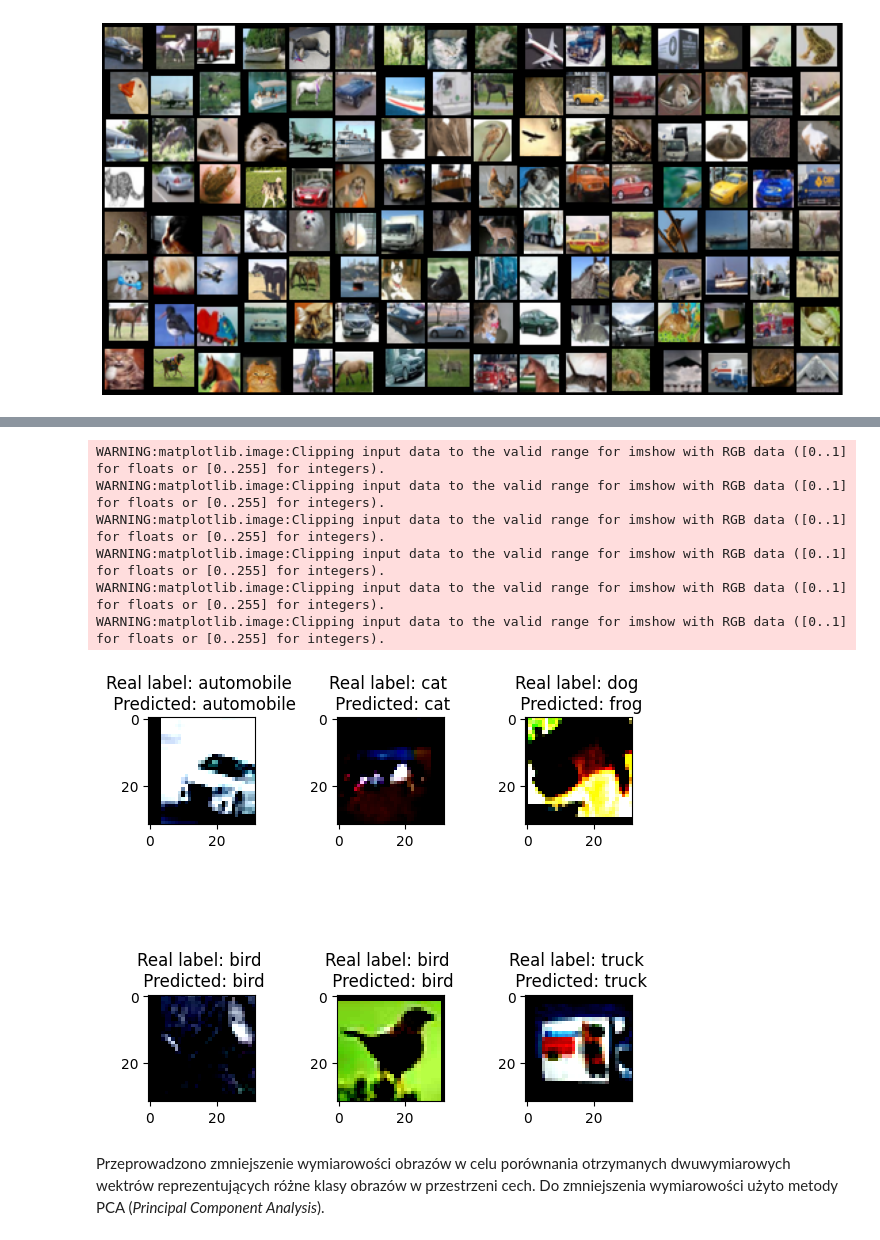
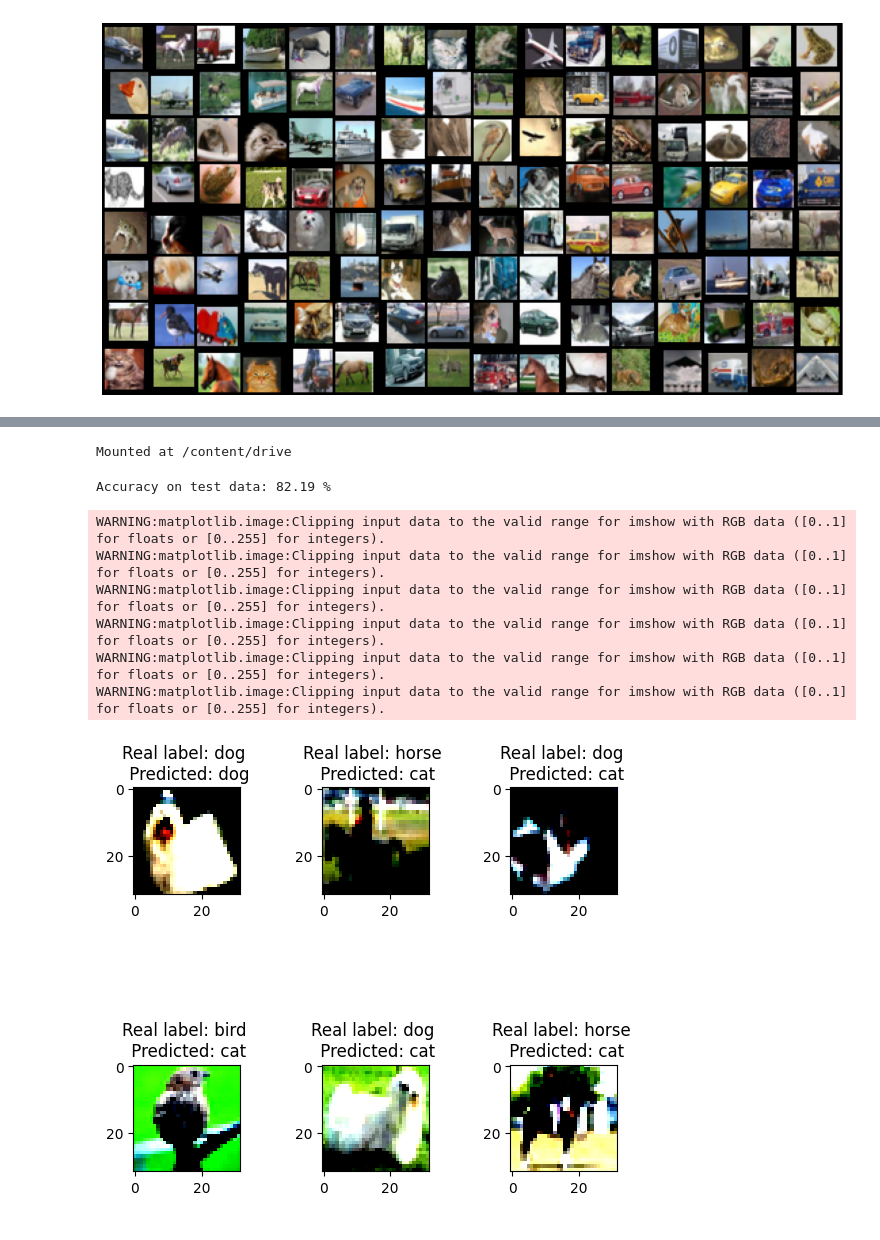
Before and after one commit to Jvlia17/deep-learning, a Jupyter notebook: ResNet.ipynb, the cells around one changed output, grey strips where cells are left out. Cells and saved outputs as stored; diff of their text form; code cells hidden in the pictures.

Commit message:
Utworzono za pomocą Colaboratory

```diff
--- a/ResNet.ipynb
+++ b/ResNet.ipynb
@@ -167,6 +207,7 @@ normalize= transforms.Normalize(mean=[mean[0], mean[1], mean[2]],
 # and a 32×32 crop is randomly sampled from the padded
 # image or its horizontal flip
 
+normalize= transforms.Normalize(mean=[0.49186882, 0.48265398, 0.44717732], std=[0.24697122, 0.24338895, 0.2615926 ])
 batch_size = 128
 
 train_loader = torch.utils.data.DataLoader(
@@ -178,10 +219,8 @@ train_loader = torch.utils.data.DataLoader(
         ]), download=True),
         batch_size=batch_size, shuffle=True, pin_memory=True)
 
-val_loader = torch.utils.data.DataLoader(
+test_loader = torch.utils.data.DataLoader(
         datasets.CIFAR10(root='./data', train=False, transform=transforms.Compose([
-            transforms.RandomHorizontalFlip(),
-            transforms.RandomCrop(32, 4),
             transforms.ToTensor(),
             normalize,
         ]), download=True),
@@ -267,11 +375,11 @@ torch.save(training_stats, model_save_path)
 # Loading the model
 
 optimizer = torch.optim.SGD(model.parameters(), lr=learning_rate, weight_decay = weight_decay, momentum = momentum)
-state = torch.load('/content/resnet_cifar10.pth')
+state = torch.load('/content/drive/MyDrive/DL/multistep/resnet_cifar10_108.pth')
 model = ResNet(ResidualBlock, [18,18,18]).to(device)
 model.load_state_dict(state['model_state_dict'])
 optimizer.load_state_dict(state['optimizer_state_dict'])
 model.eval()
 
-print('Acc:', state['accuracy'], '\tLoss: ', state['loss'])
+print('Acc:', state['accuracy'], '\tLoss: ', state['loss'], '\tAcc test: ', state['test_accuracy'])
 # %% [output]
@@ -279,34 +387,51 @@ Acc: 0.9454     Loss:  0.1501430583084026
+# %%
+from google.colab import drive
+drive.mount('/content/drive')
+# %% [output]
+Mounted at /content/drive
+# %%
+# Test the model
+correct_predictions, total_samples = 0, 0
+with torch.no_grad():
+  for (inputs, targets) in test_loader:
+    inputs, targets = inputs.to(device), targets.to(device)
+    outputs = model(inputs)
+    __, predicted = outputs.max(1)
+    correct_predictions += predicted.eq(targets).sum().item()
+    total_samples += targets.size(0)
+
+accuracy = correct_predictions / total_samples
+print(f'Accuracy on test data: {100 * correct_predictions / total_samples:.2f} %')
+# %% [output]
+Accuracy on test data: 82.19 %
 # %%
 # Predict some examples
 import math
 
 i = 1
 no_predictions = 6
 col = 3
 plt.subplots_adjust(left=0.1,
                     bottom=0.1,
                     right=0.9,
                     top=0.9,
                     wspace=0.4,
                     hspace=1.6)
-for images, label in val_loader:
+for images, label in test_loader:
   for img, lbl in zip(images, label):
     if i == no_predictions + 1:
       break
     plt.subplot(int(math.ceil(no_predictions / col)), col, i)
     output = model((img.view(1,3,32,32).to(device))).to(device)
     plt.title(f"Real label: {classes[lbl.numpy()]} \n Predicted: {classes[torch.max(output.data, 1)[1][0].cpu().numpy()]}")
     plt.imshow(img.permute(1,2,0))
     i += 1
   break
 # %% [output]
 WARNING:matplotlib.image:Clipping input data to the valid range for imshow with RGB data ([0..1] for floats or [0..255] for integers).
 WARNING:matplotlib.image:Clipping input data to the valid range for imshow with RGB data ([0..1] for floats or [0..255] for integers).
 WARNING:matplotlib.image:Clipping input data to the valid range for imshow with RGB data ([0..1] for floats or [0..255] for integers).
 WARNING:matplotlib.image:Clipping input data to the valid range for imshow with RGB data ([0..1] for floats or [0..255] for integers).
 WARNING:matplotlib.image:Clipping input data to the valid range for imshow with RGB data ([0..1] for floats or [0..255] for integers).
 WARNING:matplotlib.image:Clipping input data to the valid range for imshow with RGB data ([0..1] for floats or [0..255] for integers).
-[figure, old version]
+[figure, new version]
-# %% [markdown]
-Przeprowadzono zmniejszenie wymiarowości obrazów w celu porównania otrzymanych dwuwymiarowych wektrów reprezentujących różne klasy obrazów w przestrzeni cech.
-Do zmniejszenia wymiarowości użyto metody PCA (*Principal Component Analysis*).
```
Also changed, not shown: parts of 9 cells of this notebook.
